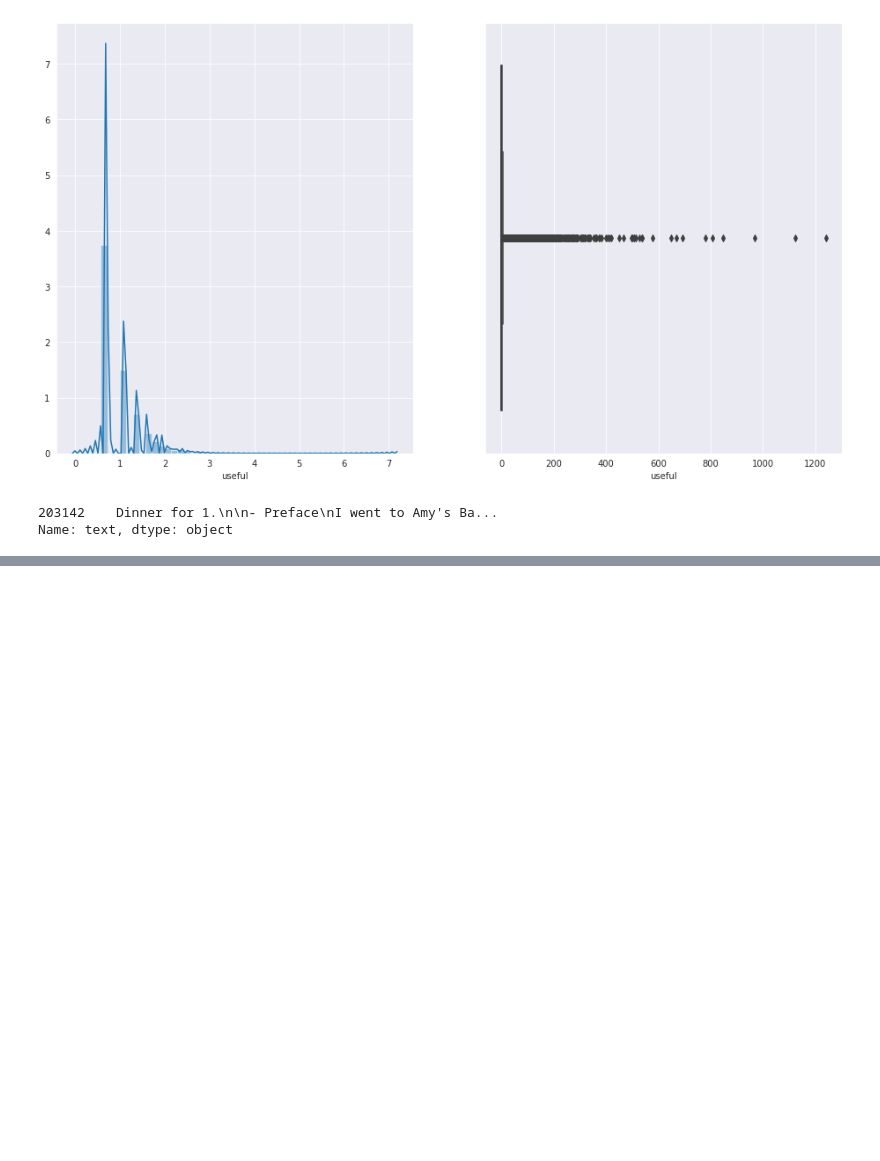
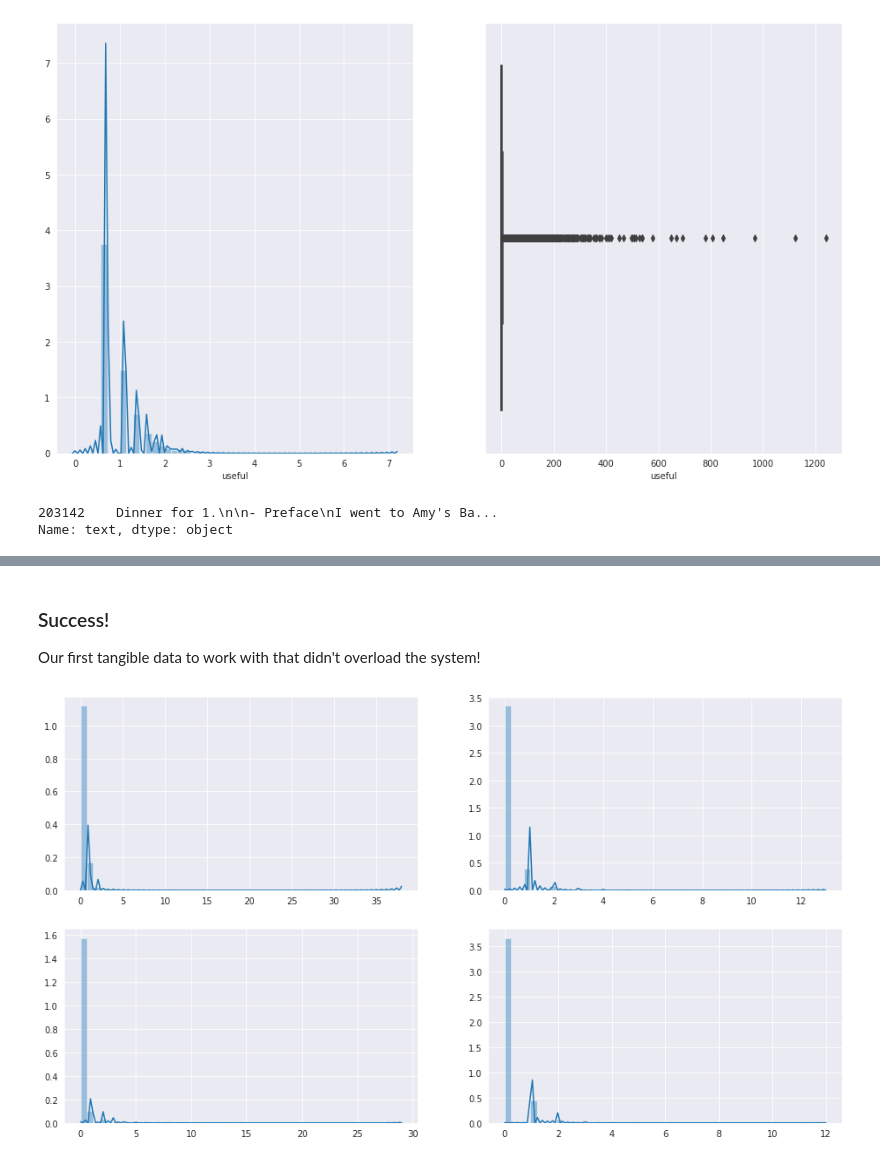
Before and after one commit to SeaPeaMurray/thinkful-apprenticeship, a Jupyter notebook: DS_bootcamp/8. Final_Capstone/Final_capstone_YelpChallenge_unix.ipynb, the cells around one changed output, grey strips where cells are left out. Cells and saved outputs as stored; diff of their text form; code cells hidden in the pictures; blank space fills up the shorter version.

```diff
--- a/DS_bootcamp/8. Final_Capstone/Final_capstone_YelpChallenge_unix.ipynb
+++ b/DS_bootcamp/8. Final_Capstone/Final_capstone_YelpChallenge_unix.ipynb
@@ -19,9 +28,13 @@ path = '/run/media/seapea/Blade HDD/_Storage/Data/yelp_dataset/parquet'
 # %%
+# usr = dd.read_json('G:/SharedSpace/_Large_datasets/Yelp/user.json', lines=True, blocksize=2**28)
 # biz = dd.read_json('E:/_Large_datasets/Yelp/business.json', lines=True)#, blocksize=2**28)
-rev = dd.read_json('/run/media/seapea/Blade HDD/_Storage/Data/yelp_dataset/review.json',
+# txt = rev.text.compute()
+# use = rev.useful.compute()
+# doc = list(nlp.pipe(rev.text.compute()))
+rev = dd.read_json('/media/seapea/Blade HDD/_Storage/Data/yelp_dataset/review.json',
                    lines=True, blocksize=2**22) # lower blocksize (i.e. 2*22) made this work in Linux
-# usr = dd.read_json('G:/SharedSpace/_Large_datasets/Yelp/user.json', lines=True, blocksize=2**28)
+rev = rev.drop(['funny', 'cool', 'date'], axis=1)
+rev = rev.drop_duplicates(subset='text')
+rev = rev.set_index('review_id')
+rev.head()
 # rev.to_parquet('/run/media/seapea/Blade HDD/_Storage/Data/yelp_dataset/parquet/')
-
-# Testing dask compute
-# rev.useful.mean().compute()
@@ -35,7 +58,3 @@ It has been very painful working with Dask. It is not covered in the course anyw
 - Basic computations (very long turn around)
 
 Because of these limitations, some of the work and drudge behing the scenes might not be displayed in the notebook.
-# %%
-rev = rev.drop('review_id', axis=1)
-rev = rev.drop_duplicates(subset='text')
-rev.head()
@@ -68,0 +76,22 @@ We will try using a spaCy pipeline to handle the parsing as it's very large.
+# %%
+@delayed
+def ret_count(ddf):
+    vec = CountVectorizer(stop_words='english', ngram_range=(1,2), max_features=30)
+    X = vec.fit_transform(ddf)
+    names = vec.get_feature_names()
+    return X, names
+
+ddf, names = ret_count(rev.text).compute()
+print(names)
+# %% [markdown]
+### Success!
+Our first tangible data to work with that didn't overload the system!
+# %%
+def top4(val, ax):
+    sns.distplot(ddf.todense()[:,val].reshape(1,-1), ax=ax)
+fig, ((ax1, ax2), (ax3, ax4)) = plt.subplots(2, 2, figsize=(16,9))
+axes = [ax1, ax2, ax3, ax4]
+for val, ax in zip(range(4), axes):
+    top4(val, ax)
+# %% [output]
+[figure, added]
```
Also changed, not shown: parts of 17 cells of this notebook.
